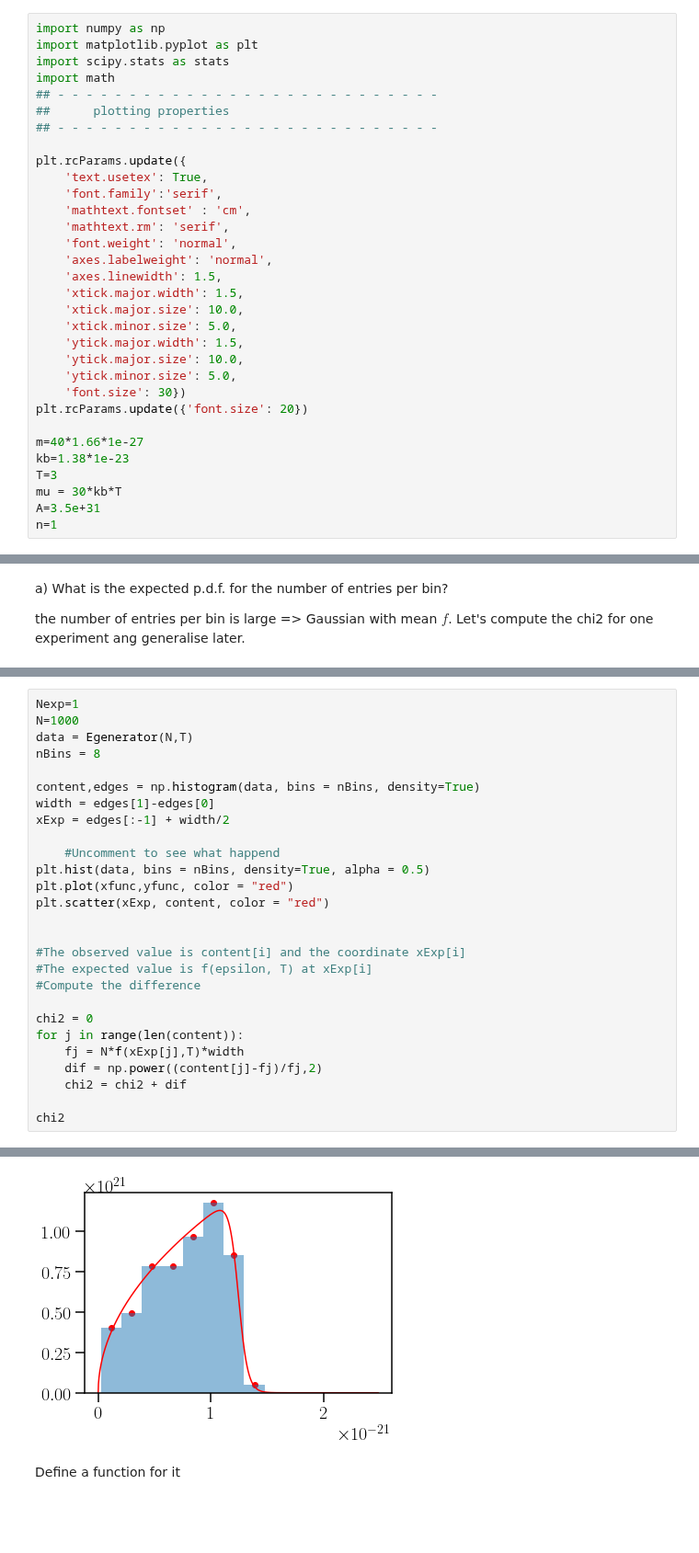
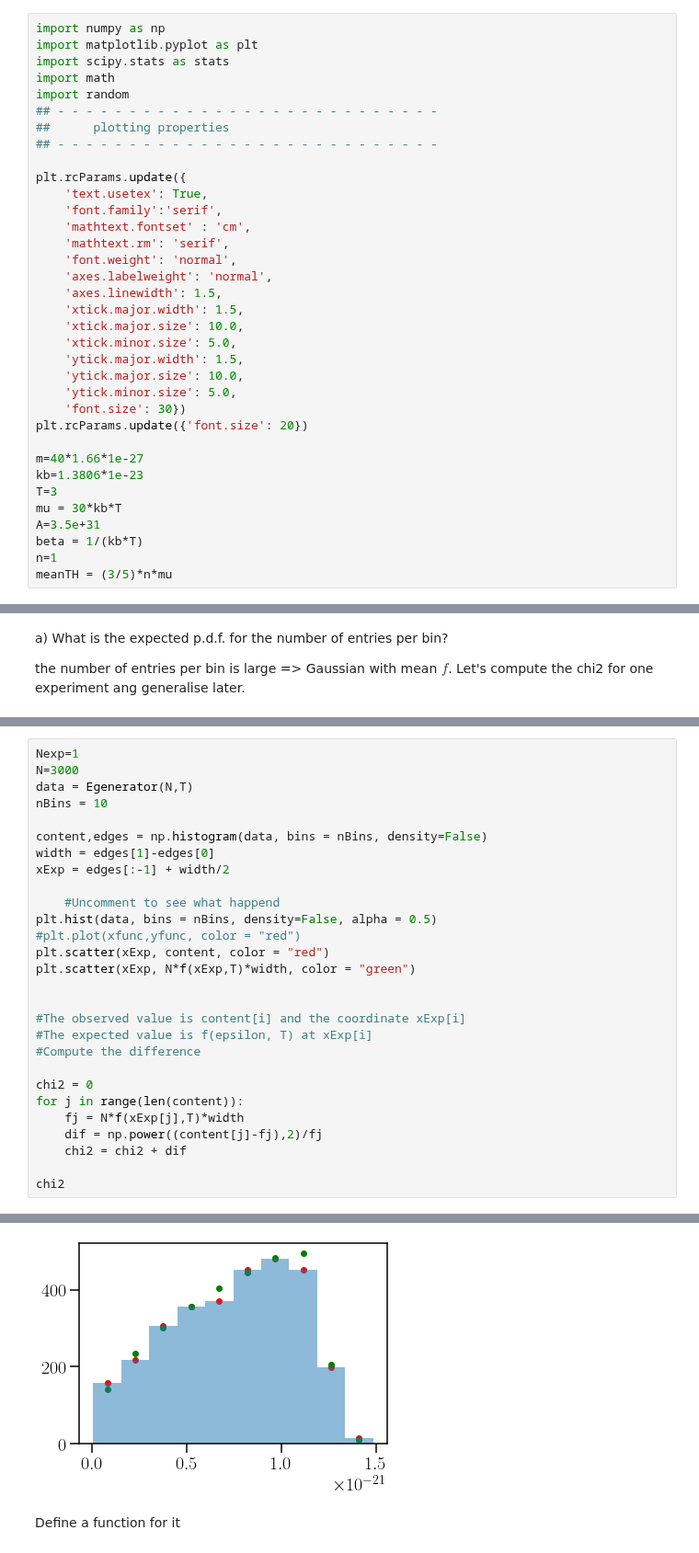
Before and after one commit to Nayaqs/stats, a Jupyter notebook: FinalProject.ipynb, the cells around one changed output, grey strips where cells are left out. Shown at 92% size. Drawn from its saved outputs; the diff is of its cells as text; blank space fills up the shorter version.

```diff
--- a/FinalProject.ipynb
+++ b/FinalProject.ipynb
@@ -5,6 +5,7 @@ import numpy as np
 import matplotlib.pyplot as plt
 import scipy.stats as stats
 import math
+import random
 ## - - - - - - - - - - - - - - - - - - - - - - - - - - -
 ##      plotting properties
 ## - - - - - - - - - - - - - - - - - - - - - - - - - - -
@@ -27,11 +28,13 @@ plt.rcParams.update({
 plt.rcParams.update({'font.size': 20})
 
 m=40*1.66*1e-27
-kb=1.38*1e-23
+kb=1.3806*1e-23
 T=3
 mu = 30*kb*T
 A=3.5e+31
+beta = 1/(kb*T)
 n=1
+meanTH = (3/5)*n*mu
 # %% [markdown]
 Let's plot the function to see the result
 # %%
@@ -234,17 +403,18 @@ the number of entries per bin is large => Gaussian with mean $f$. Let's compute
 # %%
 Nexp=1
-N=1000
+N=3000
 data = Egenerator(N,T)
-nBins = 8
+nBins = 10
 
-content,edges = np.histogram(data, bins = nBins, density=True)
+content,edges = np.histogram(data, bins = nBins, density=False)
 width = edges[1]-edges[0]
 xExp = edges[:-1] + width/2
 
     #Uncomment to see what happend
-plt.hist(data, bins = nBins, density=True, alpha = 0.5)
-plt.plot(xfunc,yfunc, color = "red")
+plt.hist(data, bins = nBins, density=False, alpha = 0.5)
+#plt.plot(xfunc,yfunc, color = "red")
 plt.scatter(xExp, content, color = "red")
+plt.scatter(xExp, N*f(xExp,T)*width, color = "green")
 
 
 #The observed value is content[i] and the coordinate xExp[i]
@@ -254,7 +424,7 @@ plt.scatter(xExp, content, color = "red")
 chi2 = 0
 for j in range(len(content)):
     fj = N*f(xExp[j],T)*width
-    dif = np.power((content[j]-fj)/fj,2)
+    dif = np.power((content[j]-fj),2)/fj
     chi2 = chi2 + dif
 
 chi2
@@ -263,4 +433,4 @@ chi2
-[figure, old version]
+[figure, new version]
 # %% [markdown]
 Define a function for it
 # %%
```
Also changed, not shown: parts of 89 cells of this notebook.
